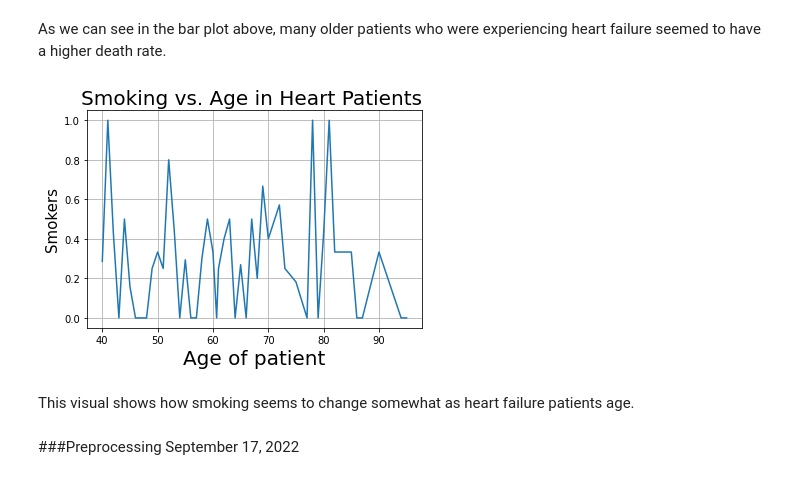
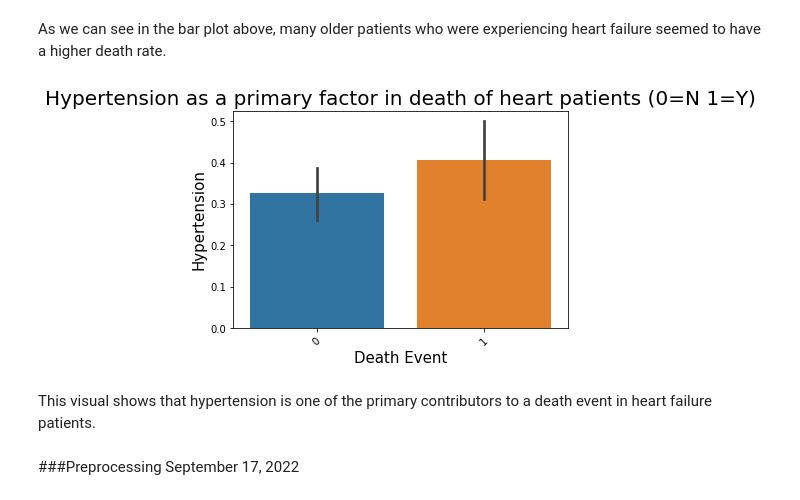
Before and after one commit to SarahJane86/Project2, a Jupyter notebook: Project_2_HeartFailure(Core).ipynb, the cells around one changed output. Cells and saved outputs as stored; diff of their text form; code cells hidden in the pictures.

```diff
--- a/Project_2_HeartFailure(Core).ipynb
+++ b/Project_2_HeartFailure(Core).ipynb
@@ -397,25 +397,17 @@ plt.xticks(rotation = 45);
 [figure]
 # %% [markdown]
 As we can see in the bar plot above, many older patients who were experiencing heart failure seemed to have a higher death rate.
-# %%
-#group the data by Death Event
-heartfail_grp = heartfail.groupby('age').mean().reset_index()
-
-#Create figure
-fig, axes = plt.subplots(nrows = 1, ncols = 1)
-
-axes.plot(heartfail_grp['age'], heartfail_grp['smoking'])
-axes.set_title('Smoking vs. Age in Heart Patients ', fontsize=20)
-axes.set_ylabel('Smokers', fontsize=15)
-axes.set_xlabel("Age of patient", fontsize=20)
-axes.ticklabel_format(style = 'scientific')
-axes.grid()
-
-plt.show()
-# %% [output]
-[figure, removed]
-# %% [markdown]
-This visual shows how smoking seems to change somewhat as heart failure patients age.
+# %%
+sns.barplot(data=heartfail, x='DEATH_EVENT', y='high_blood_pressure')
+plt.ticklabel_format(style='plain', axis='y')
+plt.title('Hypertension as a primary factor in death of heart patients (0=N 1=Y)', fontsize=20)
+plt.xlabel('Death Event', fontsize=15)
+plt.ylabel('Hypertension', fontsize=15)
+plt.xticks(rotation = 45);
+# %% [output]
+[figure, added]
+# %% [markdown]
+This visual shows that hypertension is one of the primary contributors to a death event in heart failure patients.
 # %% [markdown]
 ###Preprocessing
 September 17, 2022
```
Also changed, not shown: parts of 25 cells of this notebook.
